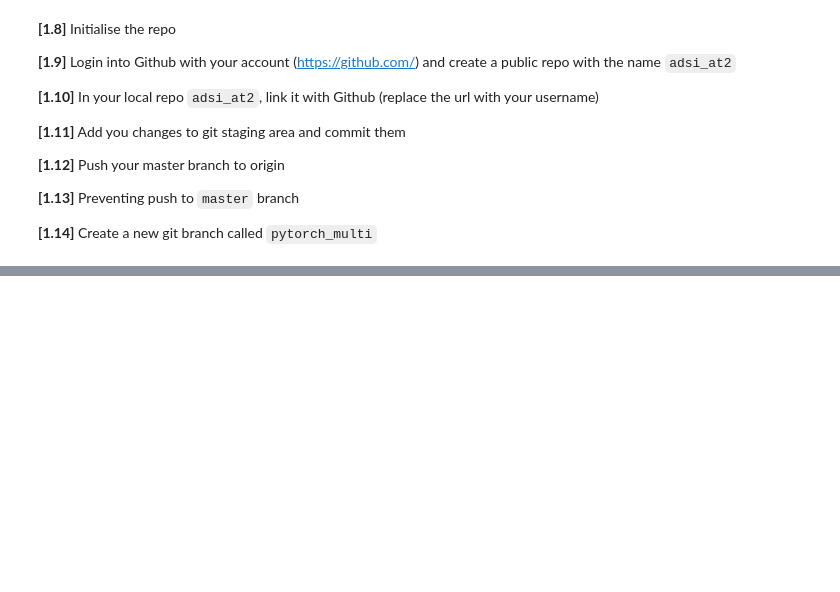
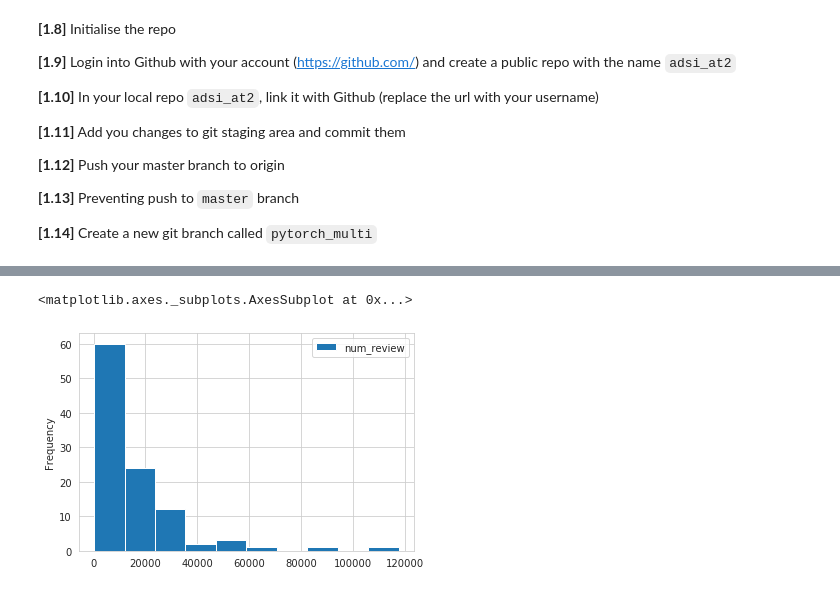
Before and after one commit to CazMayhem/adsi_at2_nn_api, a Jupyter notebook: notebooks/adsi_at2_1.ipynb, the cells around one changed output, grey strips where cells are left out. Cells and saved outputs as stored; diff of their text form; code cells hidden in the pictures; blank space fills up the shorter version.

```diff
--- a/notebooks/adsi_at2_1.ipynb
+++ b/notebooks/adsi_at2_1.ipynb
@@ -104,0 +124,14 @@ git checkout -b pytorch_mnist
+# %%
+# import the pandas and numpy packages
+import pandas as pd
+import numpy as np
+import time
+
+# only download once - link does not work here, download locally then move to ../data/raw
+# !wget -P ../data/raw https://drive.google.com/file/d/1vYyJL_IB6KjKCxuk9kg4vIMPGTtoX8Ek/view?usp=sharing
+
+# Load the data in a dataframe called df
+df = pd.read_csv('../data/raw/beer_reviews.csv')
+
+# Display the first 5 rows of df
+df.head()
@@ -104,0 +348,8 @@ git checkout -b pytorch_mnist
+# %%
+df_count_bn = pd.DataFrame(df['brewery_name'].value_counts()).reset_index()
+df_count_bn.columns=['brewery_name', 'num_review']
+df_count_bn.iloc[:10]
+
+df_count_bs = pd.DataFrame(df['beer_style'].value_counts()).reset_index()
+df_count_bs.columns=['beer_style', 'num_review']
+df_count_bs.iloc[:10]
@@ -104,0 +368,9 @@ git checkout -b pytorch_mnist
+# %%
+import seaborn as sns
+
+sns.set_style('whitegrid')
+
+df_count_bs.plot(kind='hist')
+# %% [output]
+<matplotlib.axes._subplots.AxesSubplot at 0x...>
+[figure, added]
```
Also changed, not shown: parts of 59 cells of this notebook, 2 other files.
